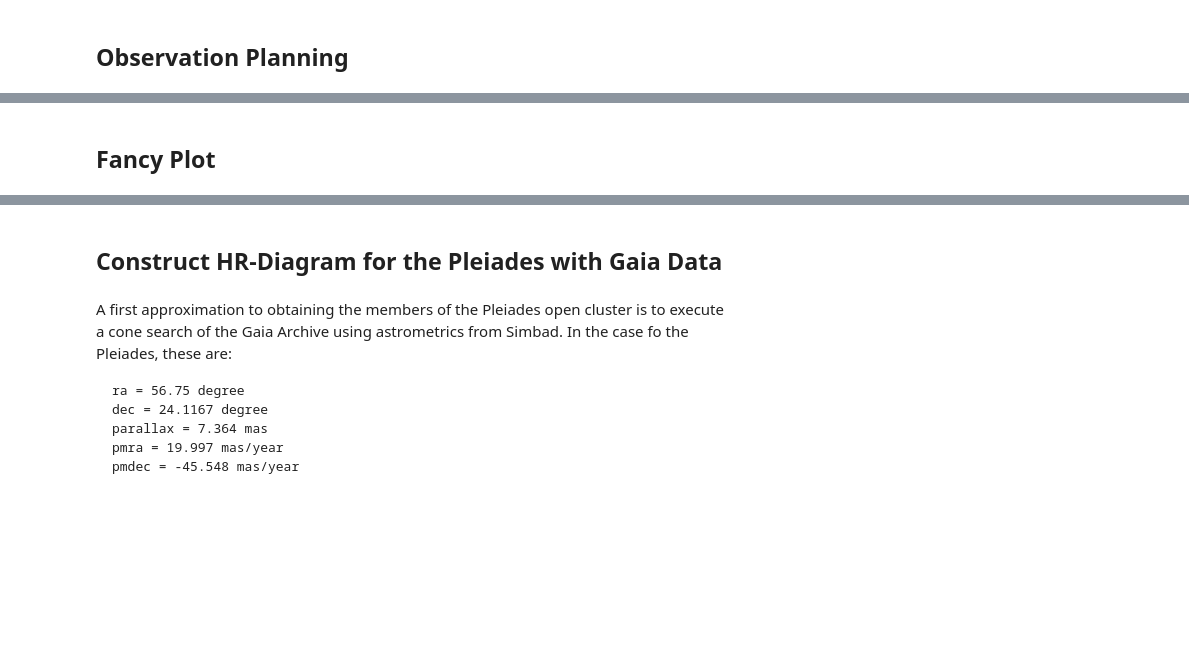
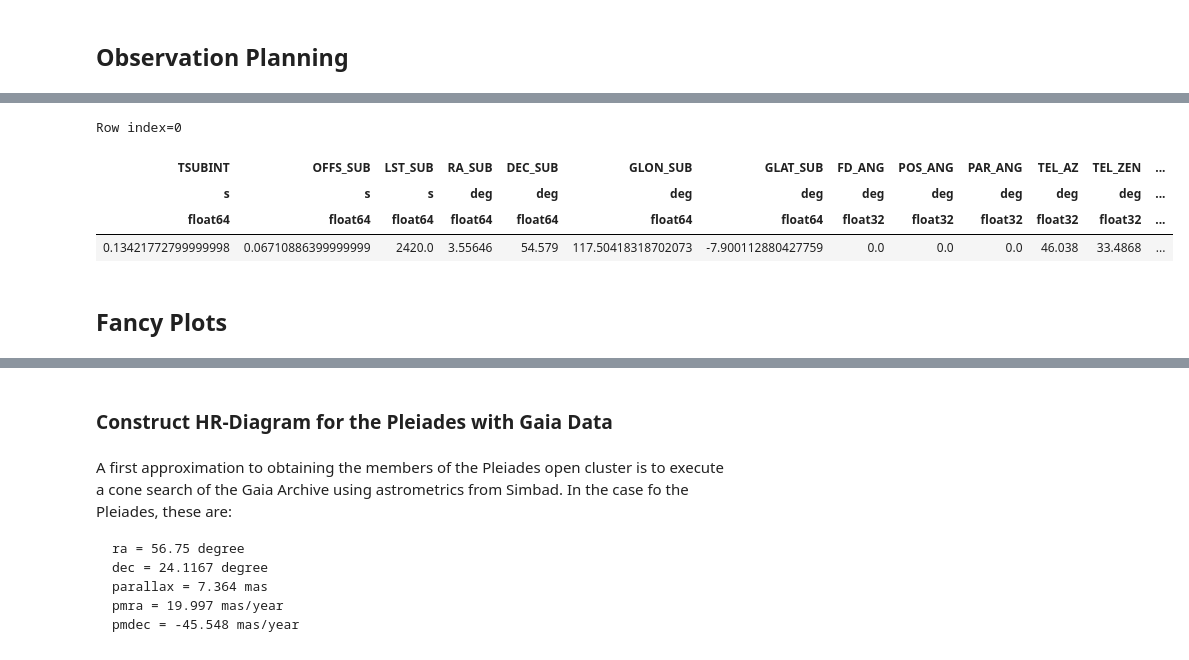
Before and after one commit to Dishwasha/cas-tau, a Jupyter notebook: AstropyTutorial.ipynb, the cells around one changed output, grey strips where cells are left out. Drawn from its saved outputs; the diff is of its cells as text; code cells hidden in the pictures; blank space fills up the shorter version.

```diff
--- a/AstropyTutorial.ipynb
+++ b/AstropyTutorial.ipynb
@@ -192,0 +243,6 @@ $1 \; \mathrm{}$
+# %%
+from astropy.io import fits
+fpath = 'fits_data/B0329+54_pulsar.fits'
+
+pulsar_hdul = fits.open(fpath)
+pulsar_hdul.info()
@@ -192,0 +256,2 @@ $1 \; \mathrm{}$
+# %%
+tbl=Table.read(fpath)
@@ -193,5 +278,13 @@ $1 \; \mathrm{}$
+# %%
+tbl[0]
+# %% [output]
+Row index=0
+| TSUBINT | OFFS_SUB | LST_SUB | RA_SUB | DEC_SUB | GLON_SUB | GLAT_SUB | FD_ANG | POS_ANG | PAR_ANG | TEL_AZ | TEL_ZEN | ... |
+| s | s | s | deg | deg | deg | deg | deg | deg | deg | deg | deg | ... |
+| float64 | float64 | float64 | float64 | float64 | float64 | float64 | float32 | float32 | float32 | float32 | float32 | ... |
+| 0.13421772799999998 | 0.06710886399999999 | 2420.0 | 3.55646 | 54.579 | 117.50418318702073 | -7.900112880427759 | 0.0 | 0.0 | 0.0 | 46.038 | 33.4868 | ... |
 # %% [markdown]
-## Fancy Plot
+## Fancy Plots
 # %%
 !pip install astroquery
 # %% [output]
@@ -213,7 +306,7 @@ Successfully built astroquery
 Installing collected packages: jeepney, cryptography, SecretStorage, keyring, astroquery
 Successfully installed SecretStorage-3.1.2 astroquery-0.4.1 cryptography-3.0 jeepney-0.4.3 keyring-21.2.1
 # %% [markdown]
-## Construct HR-Diagram for the Pleiades with Gaia Data
+### Construct HR-Diagram for the Pleiades with Gaia Data
 # %% [markdown]
 A first approximation to obtaining the members of the Pleiades open cluster is to execute a cone search of the Gaia Archive using astrometrics from Simbad.
 In the case fo the Pleiades, these are:
```
Also changed, not shown: parts of 10 cells of this notebook.
